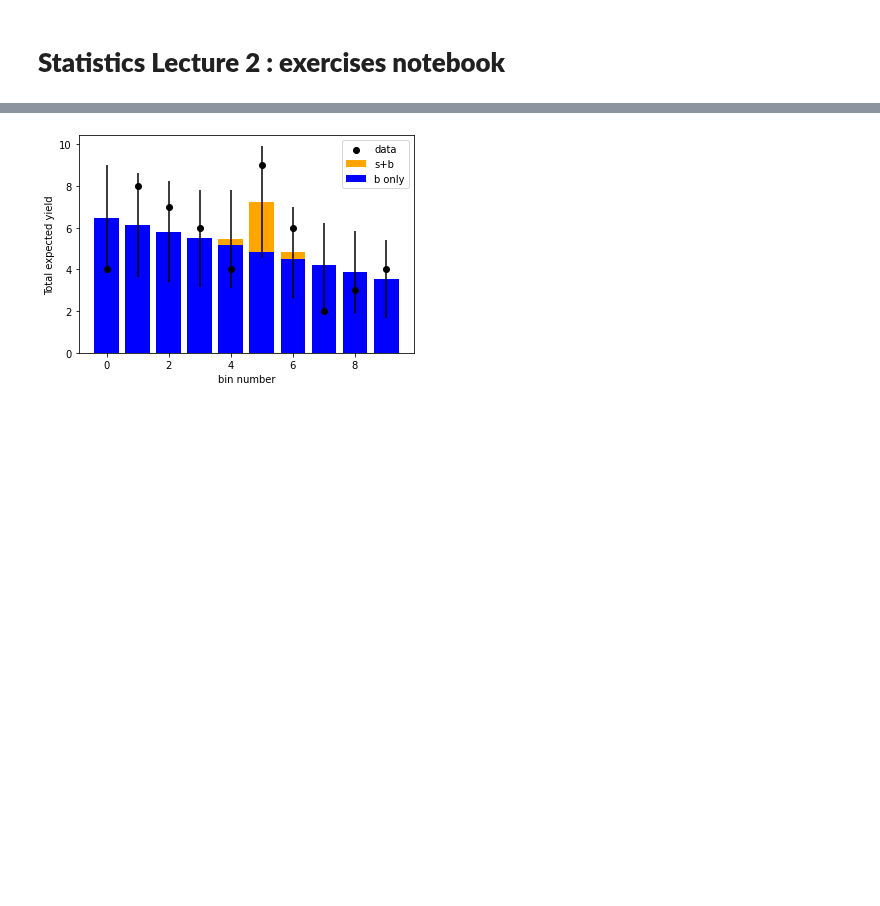
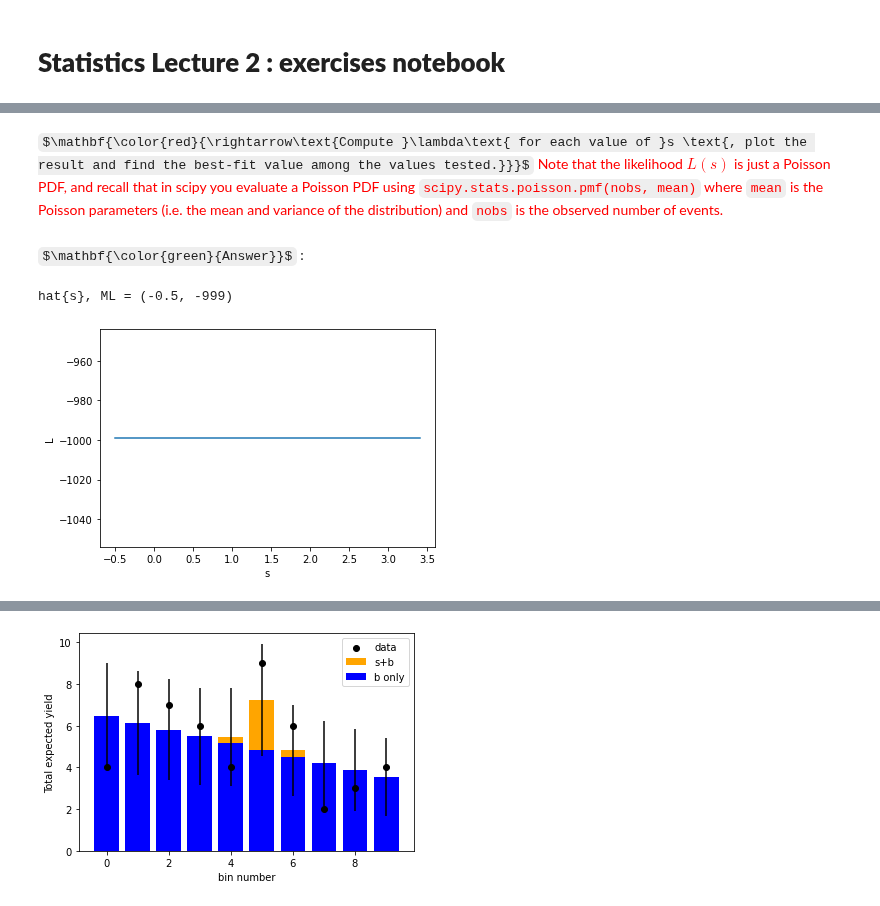
Before and after one commit to fastprof-hep/stats-tutorial, a Jupyter notebook: AEPSHEP2022/notebook2.ipynb, the cells around one changed output, grey strips where cells are left out. Saved outputs shown, nothing was run; the diff lists cells and outputs as text; code cells hidden in the pictures; some formulas as TeX source; blank space fills up the shorter version.

````diff
--- a/AEPSHEP2022/notebook2.ipynb
+++ b/AEPSHEP2022/notebook2.ipynb
@@ -14,0 +21,9 @@ from matplotlib import pyplot as plt
+# %%
+s = 2
+b = 1
+
+# Now generate some random data for the s+b hypothesis
+np.random.seed(1) # Set the random seed to make sure we generate the same data every time
+n = np.random.poisson(s + b)
+
+print(n)
@@ -14,0 +50,28 @@ from matplotlib import pyplot as plt
+# %%
+# Define a scan over s values:
+s_values = np.arange(-0.5, 3.5, 0.1)
+# %% [markdown]
+$\mathbf{\color{red}{\rightarrow\text{Compute }\lambda\text{ for each value of }s \text{, plot the result and find the best-fit value among the values tested.}}}$
+<span style="color:red">Note that the likelihood $L(s)$ is just a Poisson PDF, and recall that in scipy you evaluate a Poisson PDF using ```scipy.stats.poisson.pmf(nobs, mean)``` where ```mean``` is the Poisson parameters (i.e. the mean and variance of the distribution) and ```nobs``` is the observed number of events.</span>
+# %% [markdown]
+$\mathbf{\color{green}{Answer}}$ :
+# %%
+def L(s, nobs) :
+    return -999 # change this to python code that will compute the Poisson likelihood (or PDF) for nobs and mean=s+b
+
+def lambda_s(s, nobs) :
+    return -999 # change this to python code that will compute -2 log L
+
+lambda_values = np.array([ lambda_s(s_value, n) for s_value in s_values ]) # compute the likelihood (the Poisson PDF for each s)
+
+# Plot the result
+plt.plot(s_values, lambda_values)
+plt.xlabel('s')
+plt.ylabel('L')
+
+# Find the maximum likelihood value in the list : merge the 2 lists and find the max based on the L value
+from operator import itemgetter
+print('hat{s}, ML =', min( [ (s,l) for s,l in zip(s_values, lambda_values) ], key=itemgetter(1)))
+# %% [output]
+hat{s}, ML = (-0.5, -999)
+[figure, added]
````
Also changed, not shown: parts of 14 cells of this notebook, 1 other file.
